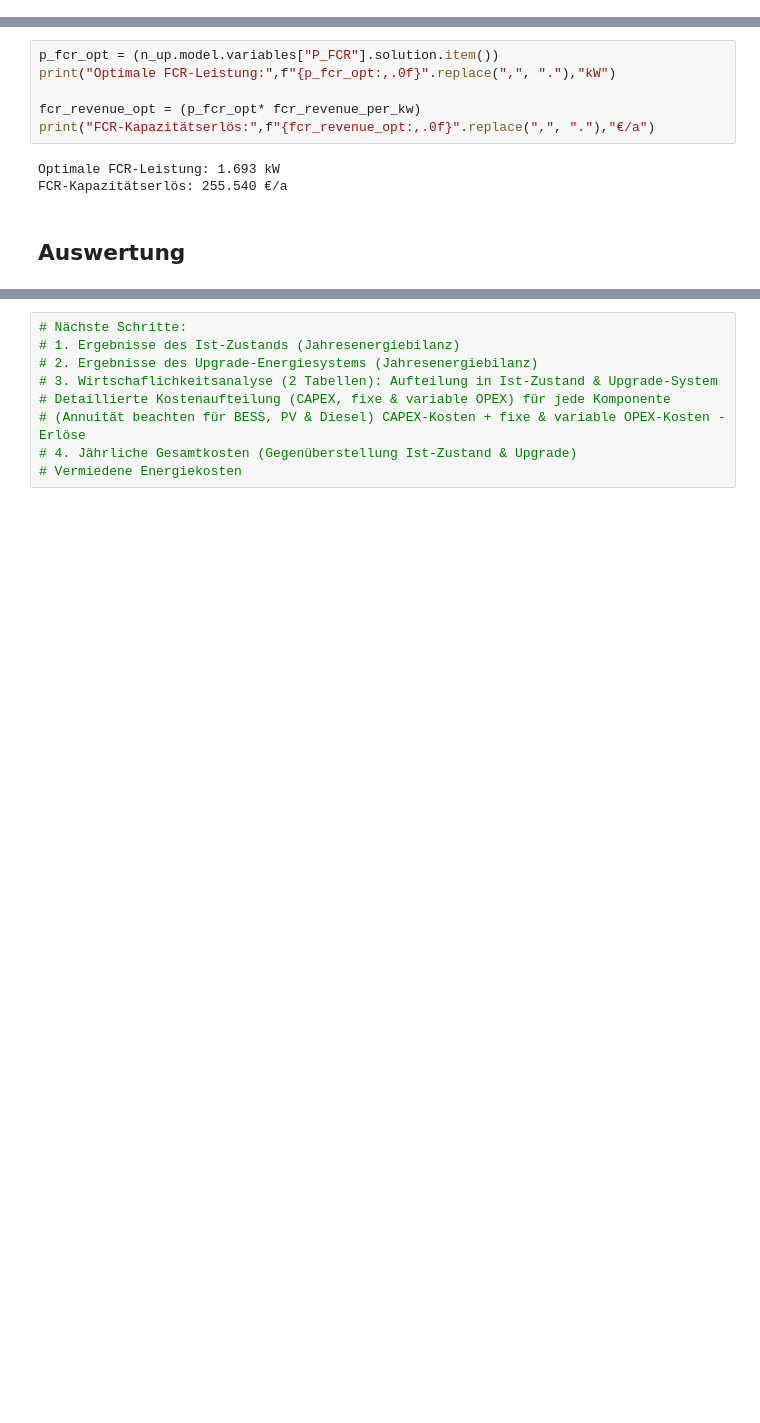
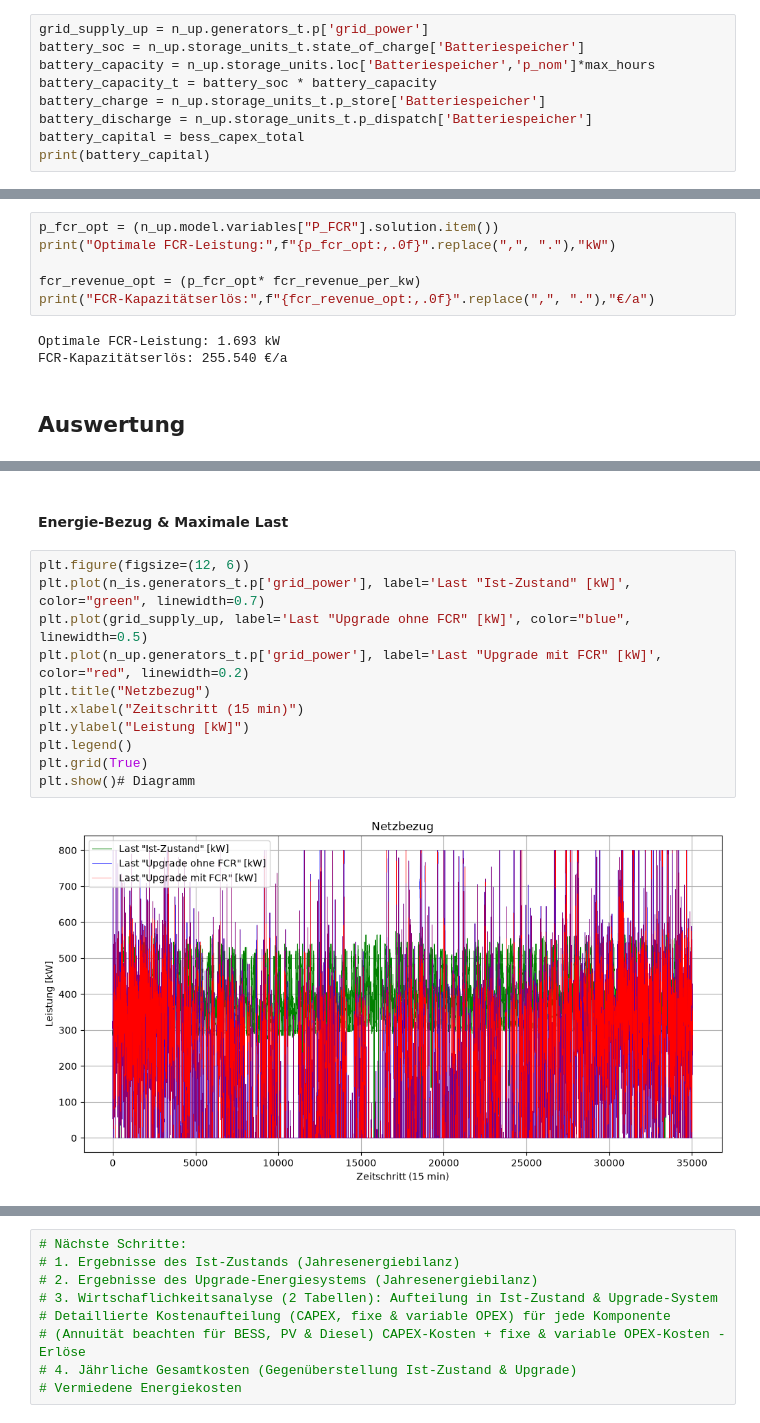
Before and after one commit to fschneegg/MoE-Team05, a Jupyter notebook: Notebook - V18.ipynb, the cells around one changed output, grey strips where cells are left out. Saved outputs shown, nothing was run; the diff lists cells and outputs as text; blank space fills up the shorter version.

```diff
--- a/Notebook - V18.ipynb
+++ b/Notebook - V18.ipynb
@@ -1040,0 +1033,9 @@ Netz:             0 kWh
+# %%
+grid_supply_up = n_up.generators_t.p['grid_power']
+battery_soc = n_up.storage_units_t.state_of_charge['Batteriespeicher']
+battery_capacity = n_up.storage_units.loc['Batteriespeicher','p_nom']*max_hours
+battery_capacity_t = battery_soc * battery_capacity
+battery_charge = n_up.storage_units_t.p_store['Batteriespeicher']
+battery_discharge = n_up.storage_units_t.p_dispatch['Batteriespeicher']
+battery_capital = bess_capex_total
+print(battery_capital)
@@ -1464,0 +1478,15 @@ FCR-Kapazitätserlös: 255.540 €/a
+# %% [markdown]
+#### Energie-Bezug & Maximale Last
+# %%
+plt.figure(figsize=(12, 6))
+plt.plot(n_is.generators_t.p['grid_power'], label='Last "Ist-Zustand" [kW]', color="green", linewidth=0.7)
+plt.plot(grid_supply_up, label='Last "Upgrade ohne FCR" [kW]', color="blue", linewidth=0.5)
+plt.plot(n_up.generators_t.p['grid_power'], label='Last "Upgrade mit FCR" [kW]', color="red", linewidth=0.2)
+plt.title("Netzbezug")
+plt.xlabel("Zeitschritt (15 min)")
+plt.ylabel("Leistung [kW]")
+plt.legend()
+plt.grid(True)
+plt.show()# Diagramm
+# %% [output]
+[figure, added]
```
Also changed, not shown: parts of 30 cells of this notebook.
